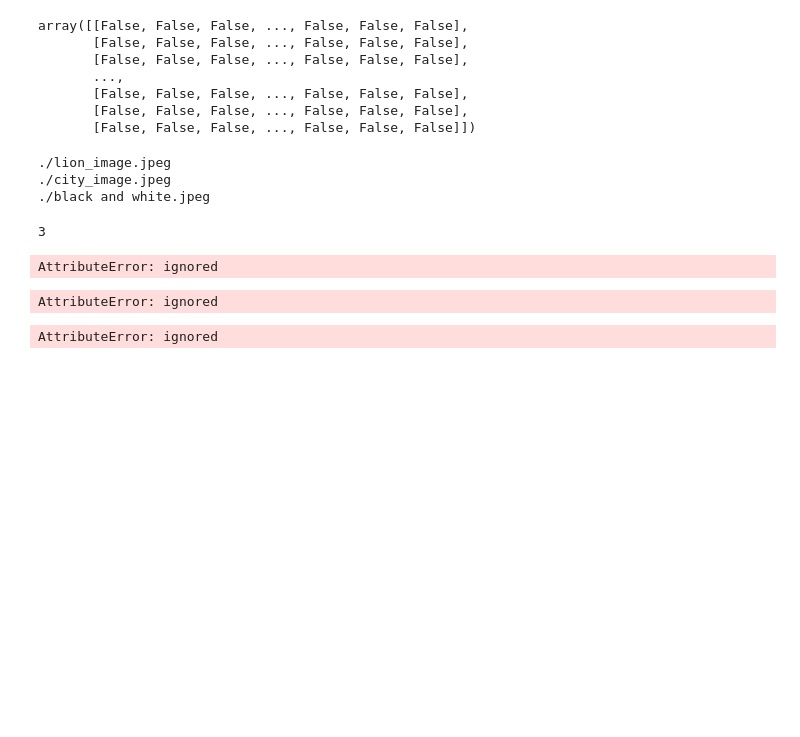
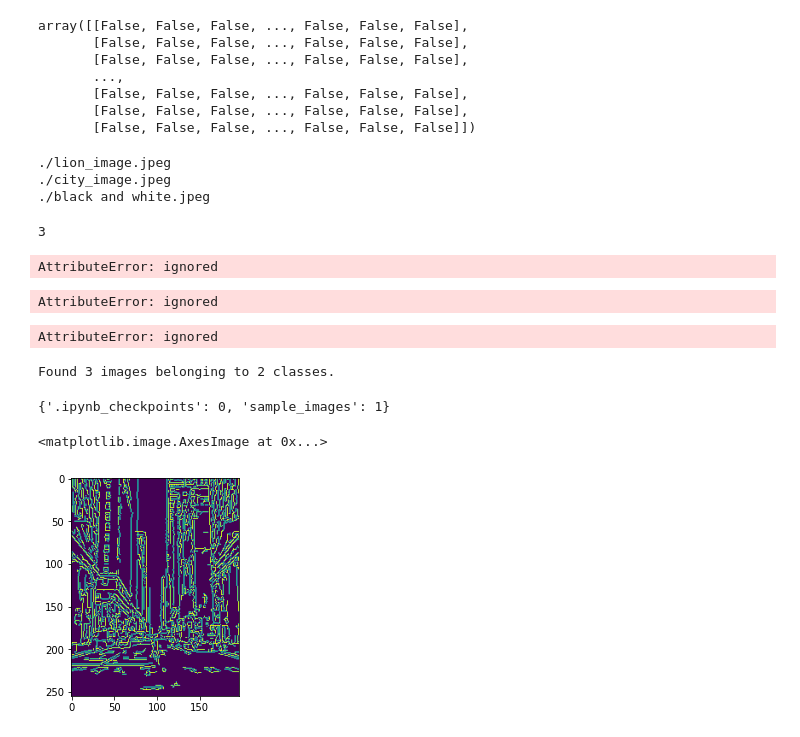
Before and after one commit to JayaManasa/learn_image-processing, a Jupyter notebook: untitled0.ipynb, the cells around one changed output. Saved outputs shown, nothing was run; the diff lists cells and outputs as text; code cells hidden in the pictures; blank space fills up the shorter version.

Commit message:
cv2.Canny -  borders

```diff
--- a/untitled0.ipynb
+++ b/untitled0.ipynb
@@ -136,0 +141,15 @@ AttributeError: ignored
+# %%
+data_gen=idg.flow_from_directory('/content/sample_data/test_folder')
+# %% [output]
+Found 3 images belonging to 2 classes.
+# %%
+data_gen.class_indices
+# %% [output]
+{'.ipynb_checkpoints': 0, 'sample_images': 1}
+# %%
+city_image = cv2.imread('/content/city_image.jpeg')
+# %%
+plt.imshow(cv2.Canny(city_image, 255/3, 255))
+# %% [output]
+<matplotlib.image.AxesImage at 0x...>
+[figure, added]
```
Also changed, not shown: parts of 2 cells of this notebook.
